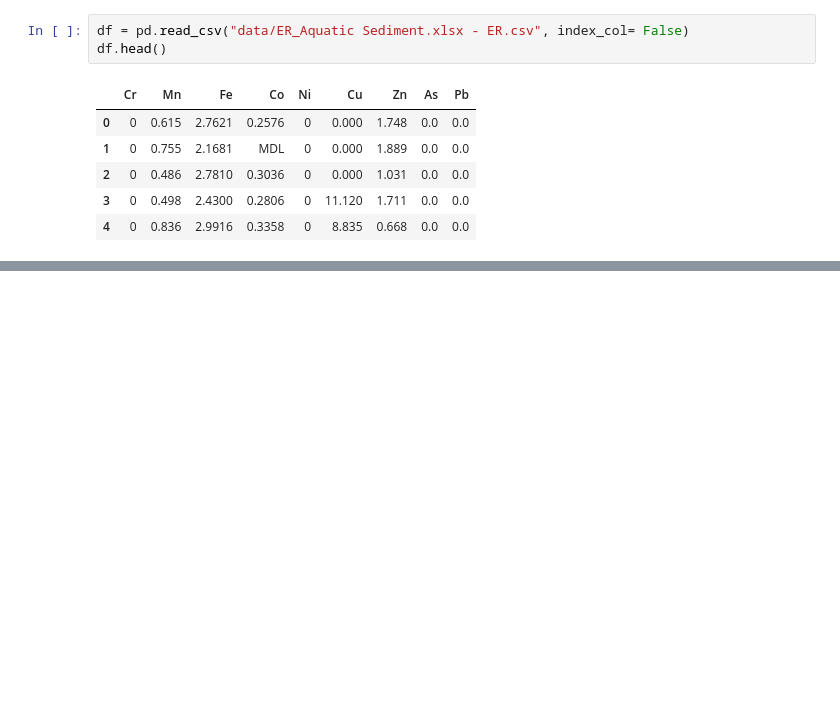
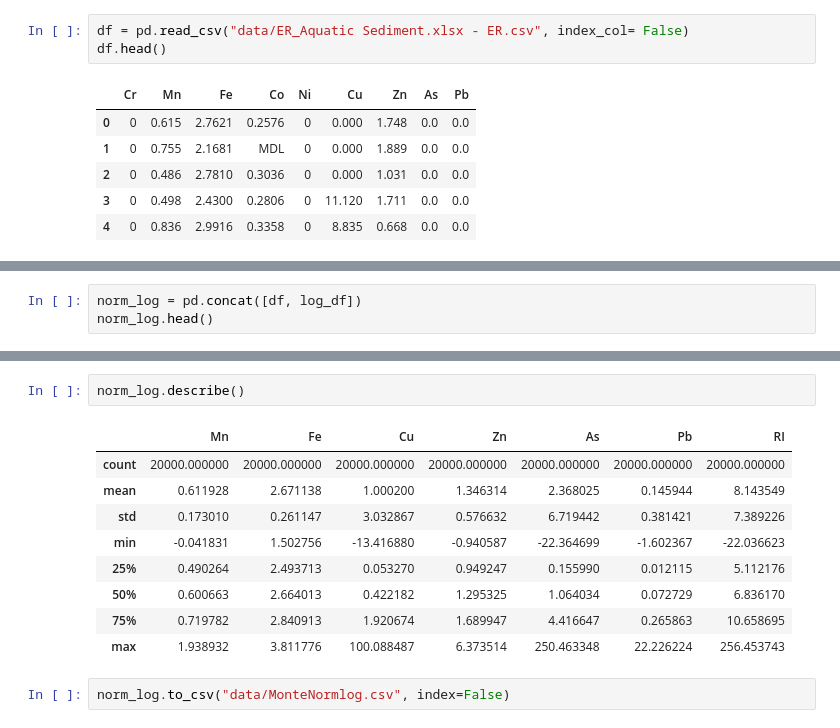
Before and after one commit to rakibhhridoy/OnResearch, a Jupyter notebook: SundarbanSediment/MonteCarlo.ipynb, the cells around one changed output, grey strips where cells are left out. Saved outputs shown, nothing was run; the diff lists cells and outputs as text; blank space fills up the shorter version.

Commit message:
MonteCarlo

```diff
--- a/SundarbanSediment/MonteCarlo.ipynb
+++ b/SundarbanSediment/MonteCarlo.ipynb
@@ -32,0 +187,3 @@ df
+# %%
+norm_log = pd.concat([df, log_df])
+norm_log.head()
@@ -32,0 +206,14 @@ df
+# %%
+norm_log.describe()
+# %% [output]
+|  | Mn | Fe | Cu | Zn | As | Pb | RI |
+| count | 20000.000000 | 20000.000000 | 20000.000000 | 20000.000000 | 20000.000000 | 20000.000000 | 20000.000000 |
+| mean | 0.611928 | 2.671138 | 1.000200 | 1.346314 | 2.368025 | 0.145944 | 8.143549 |
+| std | 0.173010 | 0.261147 | 3.032867 | 0.576632 | 6.719442 | 0.381421 | 7.389226 |
+| min | -0.041831 | 1.502756 | -13.416880 | -0.940587 | -22.364699 | -1.602367 | -22.036623 |
+| 25% | 0.490264 | 2.493713 | 0.053270 | 0.949247 | 0.155990 | 0.012115 | 5.112176 |
+| 50% | 0.600663 | 2.664013 | 0.422182 | 1.295325 | 1.064034 | 0.072729 | 6.836170 |
+| 75% | 0.719782 | 2.840913 | 1.920674 | 1.689947 | 4.416647 | 0.265863 | 10.658695 |
+| max | 1.938932 | 3.811776 | 100.088487 | 6.373514 | 250.463348 | 22.226224 | 256.453743 |
+# %%
+norm_log.to_csv("data/MonteNormlog.csv", index=False)
```
Also changed, not shown: parts of 26 cells of this notebook, 14 other files.
